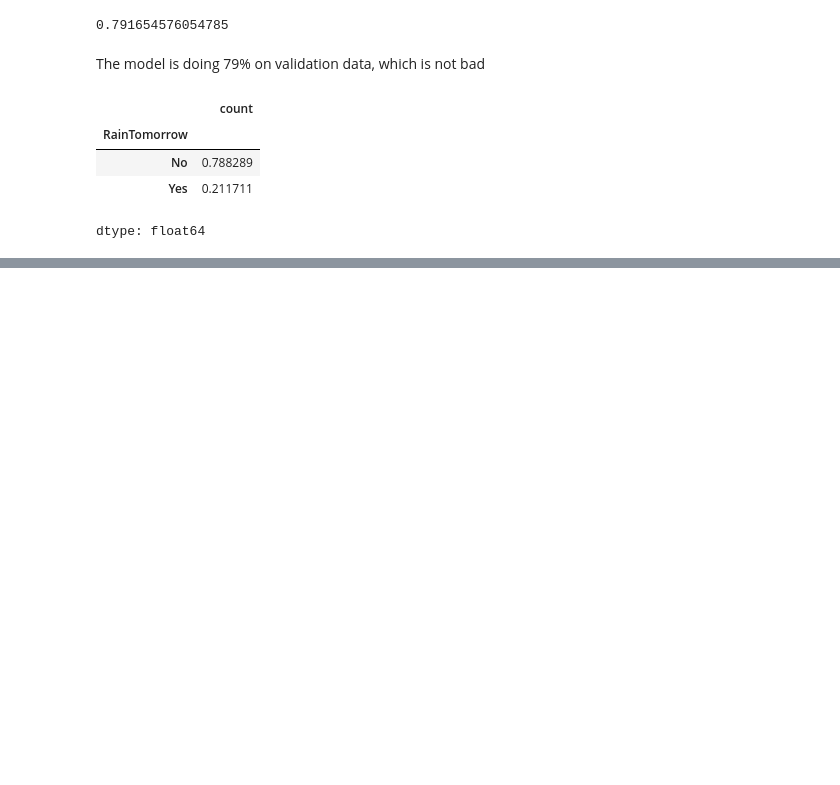
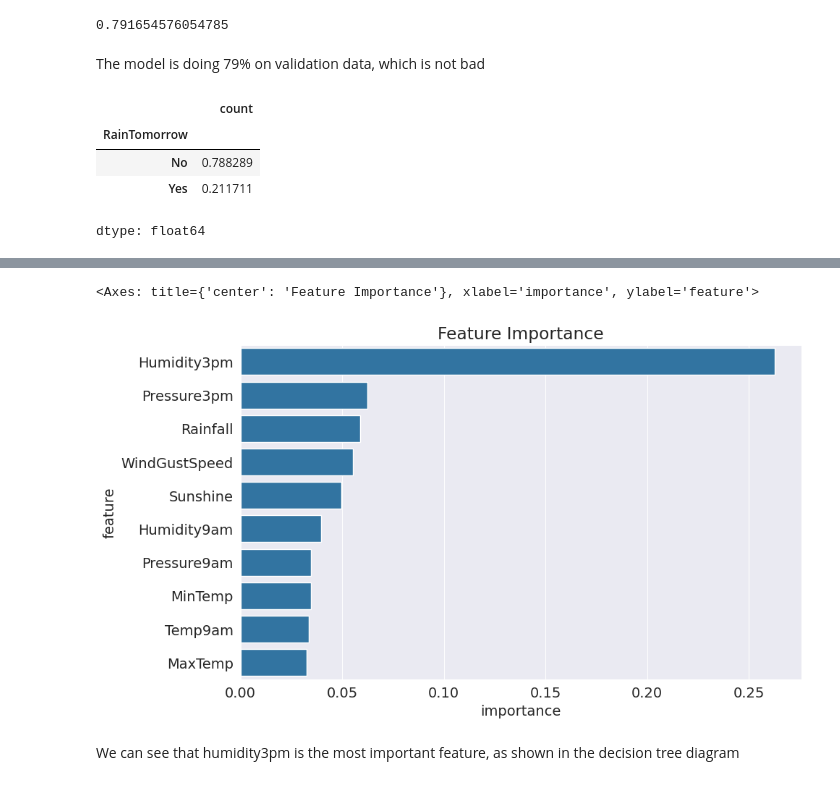
Before and after one commit to Musawer-Afzal/ML-with-Scikit-Learn-in-Python, a Jupyter notebook: 03_decision_tress_random_forests.ipynb, the cells around one changed output, grey strips where cells are left out. Cells and saved outputs as stored; diff of their text form; code cells hidden in the pictures; blank space fills up the shorter version.

```diff
--- a/03_decision_tress_random_forests.ipynb
+++ b/03_decision_tress_random_forests.ipynb
@@ -350,0 +435,5 @@ Reducing Overfitting is one of the most common and important parts of machine le
+# %%
+importance_df = pd.DataFrame({
+    'feature': X_train.columns,
+    'importance': model.feature_importances_
+}).sort_values('importance', ascending = False)
@@ -350,0 +454,8 @@ Reducing Overfitting is one of the most common and important parts of machine le
+# %%
+plt.title('Feature Importance')
+sns.barplot(data = importance_df.head(10), x = 'importance', y = 'feature')
+# %% [output]
+<Axes: title={'center': 'Feature Importance'}, xlabel='importance', ylabel='feature'>
+[figure, added]
+# %% [markdown]
+We can see that humidity3pm is the most important feature, as shown in the decision tree diagram
```
Also changed, not shown: parts of 26 cells of this notebook.
